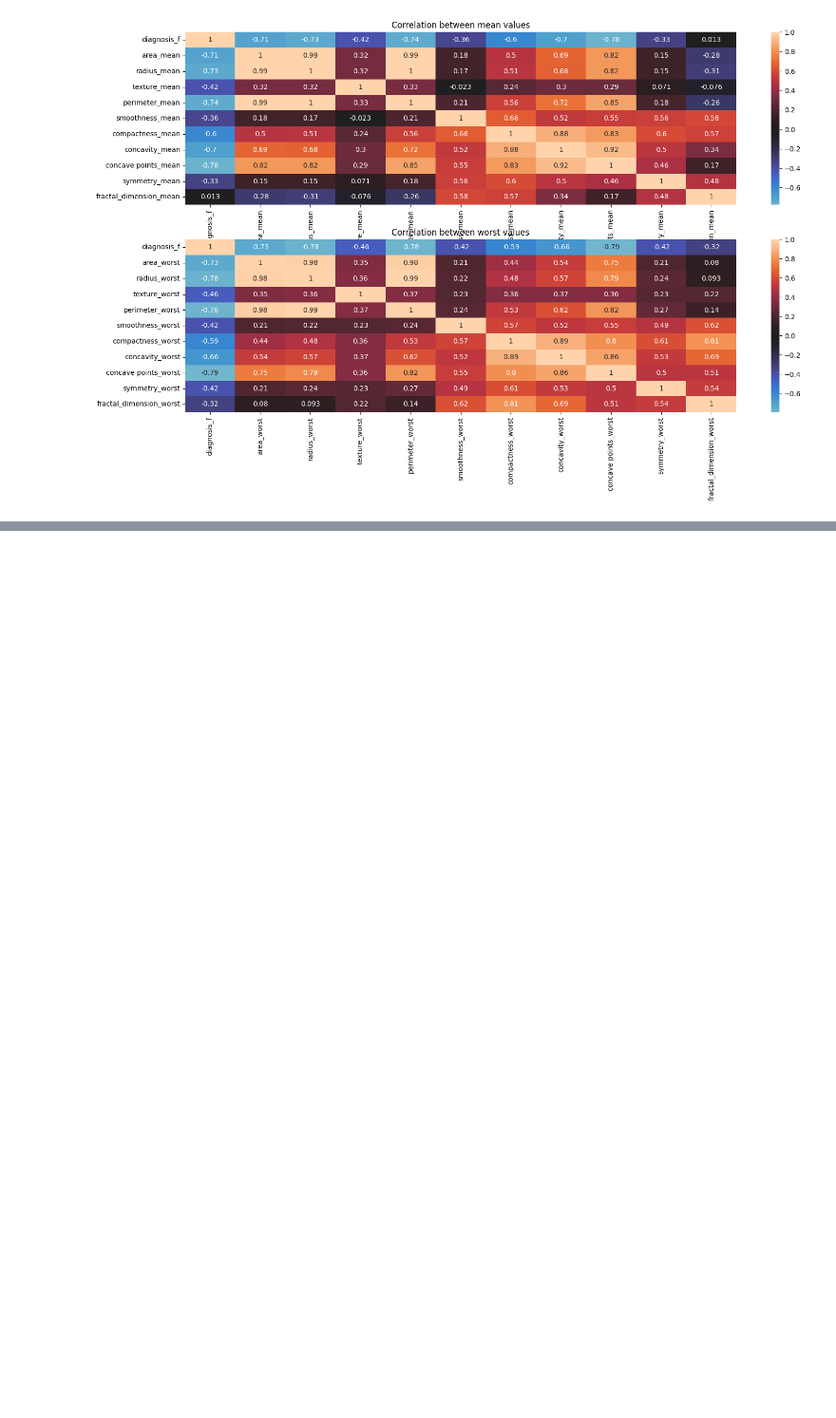
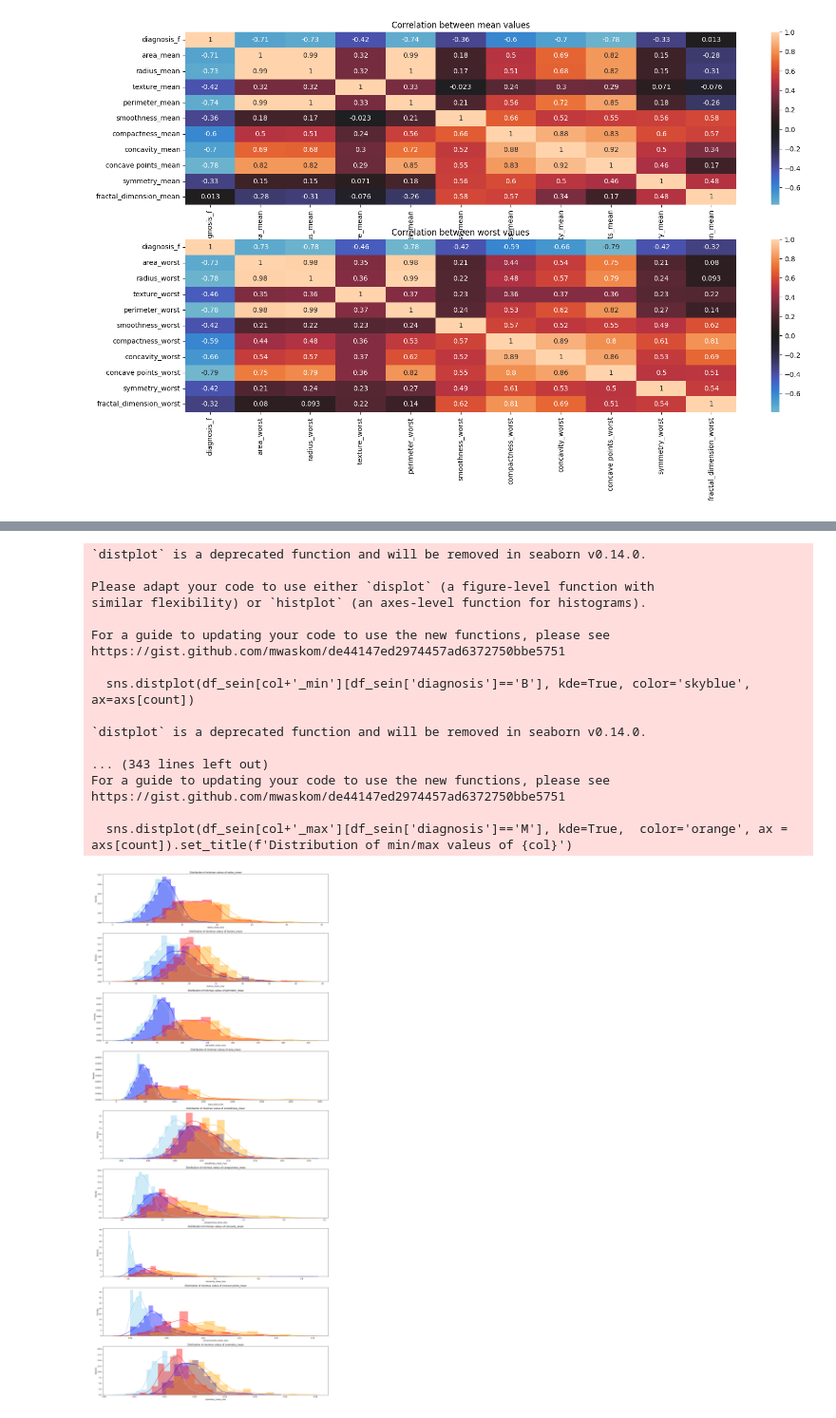
Before and after one commit to GITGENome/sein, a Jupyter notebook: P3_sein.ipynb, the cells around one changed output, grey strips where cells are left out. Shown at 95% size. Saved outputs shown, nothing was run; the diff lists cells and outputs as text; code cells hidden in the pictures; blank space fills up the shorter version.

```diff
--- a/P3_sein.ipynb
+++ b/P3_sein.ipynb
@@ -139,6 +139,7 @@ plt.show()
 # %%
 df_sein.drop(columns='diagnosis_f', inplace=True)
 # %%
-def create_columns(df, text):
+def create_columns(df, name):
+  text = name.split('_')[0]
   df[text+'_mean_min'] = df[[text+'_mean', text+'_se']].apply(lambda x: x[0]-x[1], axis=1)
   df[text+'_mean_max'] = df[[text+'_mean', text+'_se']].apply(lambda x: x[0]+x[1], axis=1)
@@ -169,0 +146,3 @@ https://gist.github.com/mwaskom/de44147ed2974457ad6372750bbe5751
+# %%
+for col in df_sein.columns[2:11]:
+  create_columns(df_sein, col)
@@ -169,0 +175,31 @@ https://gist.github.com/mwaskom/de44147ed2974457ad6372750bbe5751
+# %%
+fig, axs = plt.subplots(nrows = 9, figsize = (18, 40))
+
+count=0
+for col in df_sein.columns[2:11]:
+    sns.distplot(df_sein[col+'_min'][df_sein['diagnosis']=='B'], kde=True, color='skyblue', ax=axs[count])
+    sns.distplot(df_sein[col+'_max'][df_sein['diagnosis']=='B'], kde=True,  color='blue', ax = axs[count])
+    sns.distplot(df_sein[col+'_min'][df_sein['diagnosis']=='M'], kde=True, color='red', ax=axs[count])
+    sns.distplot(df_sein[col+'_max'][df_sein['diagnosis']=='M'], kde=True,  color='orange', ax = axs[count]).set_title(f'Distribution of min/max valeus of {col}')
+    count+=1
+plt.tight_layout()
+plt.show()
+# %% [output]
+`distplot` is a deprecated function and will be removed in seaborn v0.14.0.
+
+Please adapt your code to use either `displot` (a figure-level function with
+similar flexibility) or `histplot` (an axes-level function for histograms).
+
+For a guide to updating your code to use the new functions, please see
+https://gist.github.com/mwaskom/de44147ed2974457ad6372750bbe5751
+
+  sns.distplot(df_sein[col+'_min'][df_sein['diagnosis']=='B'], kde=True, color='skyblue', ax=axs[count])
+
+`distplot` is a deprecated function and will be removed in seaborn v0.14.0.
+
+... (343 lines left out)
+For a guide to updating your code to use the new functions, please see
+https://gist.github.com/mwaskom/de44147ed2974457ad6372750bbe5751
+
+  sns.distplot(df_sein[col+'_max'][df_sein['diagnosis']=='M'], kde=True,  color='orange', ax = axs[count]).set_title(f'Distribution of min/max valeus of {col}')
+[figure, added]
```
Also changed, not shown: parts of 3 cells of this notebook.
